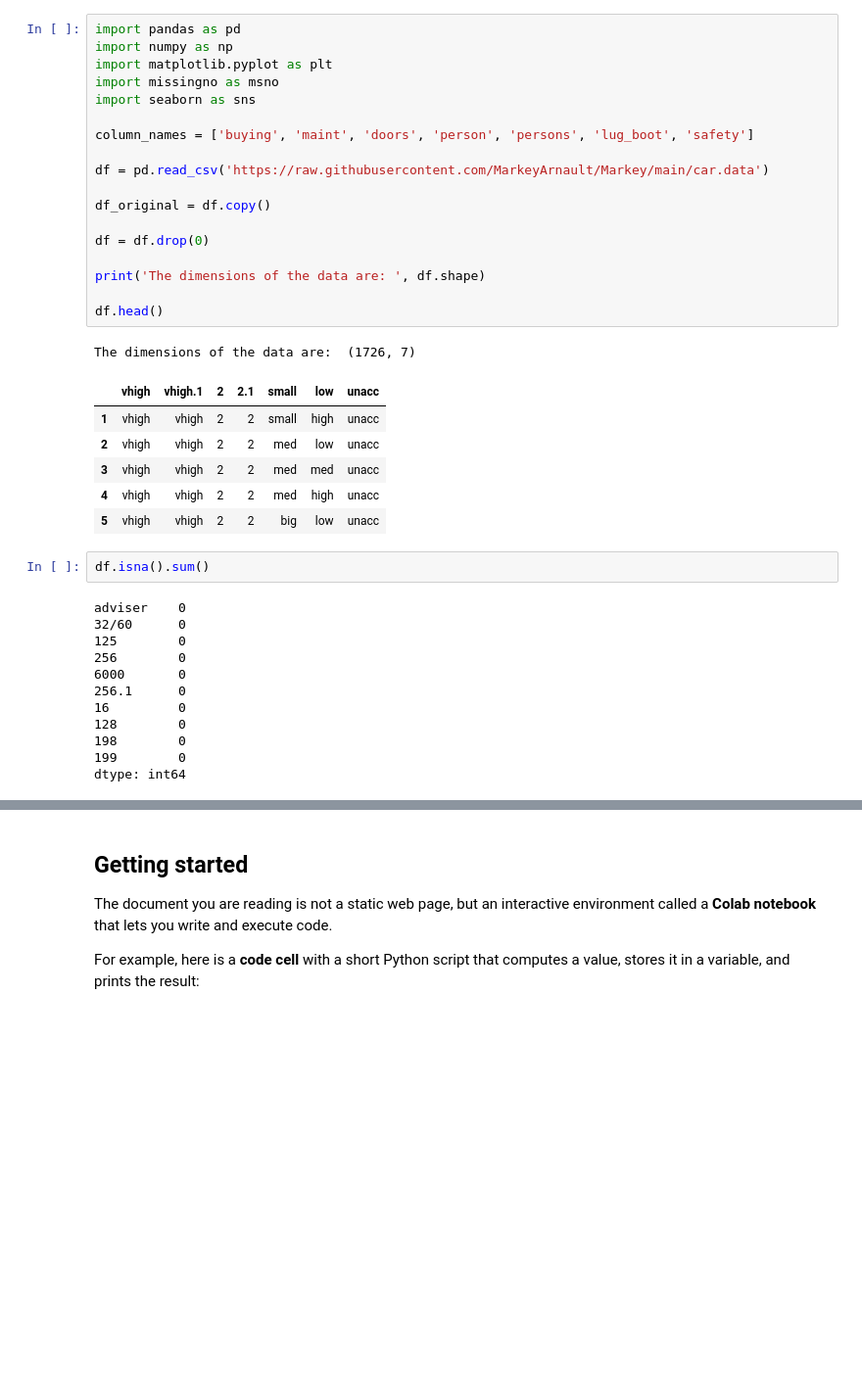
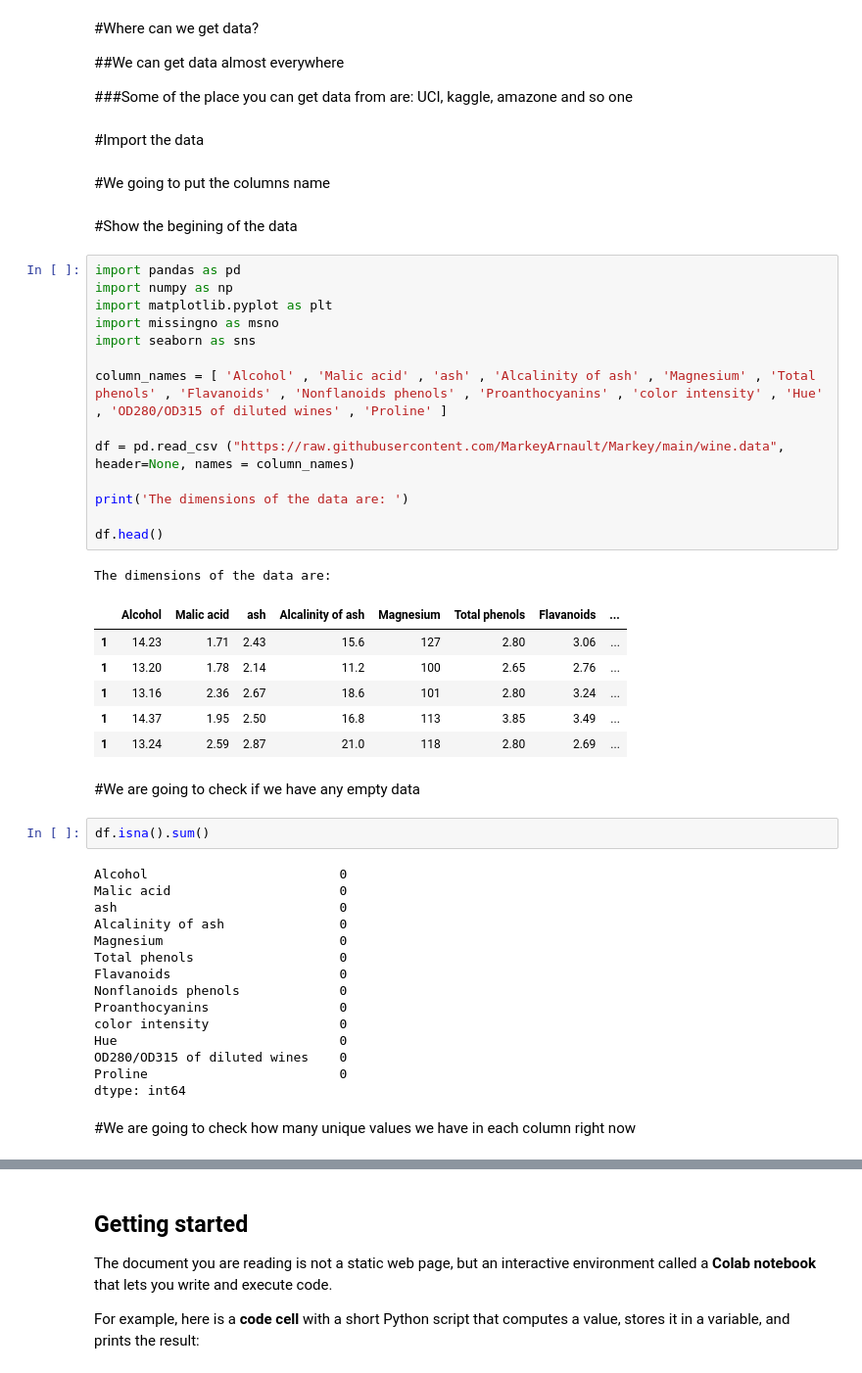
Before and after one commit to MarkeyArnault/Markey, a Jupyter notebook: Welcome_To_Colaboratory.ipynb, the cells around one changed output, grey strips where cells are left out. Shown: that part at 98% size. Cells and saved outputs as stored; diff of their text form; blank space fills up the shorter version.

```diff
--- a/Welcome_To_Colaboratory.ipynb
+++ b/Welcome_To_Colaboratory.ipynb
@@ -1,45 +1,60 @@
 # %% [markdown]
 <a href="https://colab.research.google.com/github/MarkeyArnault/Markey/blob/main/Welcome_To_Colaboratory.ipynb" target="_parent"><img src="https://colab.research.google.com/assets/colab-badge.svg" alt="Open In Colab"/></a>
+# %% [markdown]
+#Where can we get data?
+
+##We can get data almost everywhere
+
+###Some of the place you can get data from are: UCI, kaggle, amazone and so one
+# %% [markdown]
+#Import the data
+# %% [markdown]
+#We going to put the columns name
+# %% [markdown]
+#Show the begining of the data
 # %%
 import pandas as pd
 import numpy as np
 import matplotlib.pyplot as plt
 import missingno as msno
 import seaborn as sns
 
-column_names = ['buying', 'maint', 'doors', 'person', 'persons', 'lug_boot', 'safety']
+column_names = [ 'Alcohol' , 'Malic acid' , 'ash' , 'Alcalinity of ash' , 'Magnesium' , 'Total phenols' , 'Flavanoids' , 'Nonflanoids phenols' , 'Proanthocyanins' , 'color intensity' , 'Hue' , 'OD280/OD315 of diluted wines' , 'Proline' ]
 
-df = pd.read_csv('https://raw.githubusercontent.com/MarkeyArnault/Markey/main/car.data')
+df = pd.read_csv ("https://raw.githubusercontent.com/MarkeyArnault/Markey/main/wine.data", header=None, names = column_names)
 
-df_original = df.copy()
-
-df = df.drop(0)
-
-print('The dimensions of the data are: ', df.shape)
+print('The dimensions of the data are: ')
 
 df.head()
 # %% [output]
-The dimensions of the data are:  (1726, 7)
+The dimensions of the data are:
-|  | vhigh | vhigh.1 | 2 | 2.1 | small | low | unacc |
-| 1 | vhigh | vhigh | 2 | 2 | small | high | unacc |
-| 2 | vhigh | vhigh | 2 | 2 | med | low | unacc |
-| 3 | vhigh | vhigh | 2 | 2 | med | med | unacc |
-| 4 | vhigh | vhigh | 2 | 2 | med | high | unacc |
-| 5 | vhigh | vhigh | 2 | 2 | big | low | unacc |
+|  | Alcohol | Malic acid | ash | Alcalinity of ash | Magnesium | Total phenols | Flavanoids | ... |
+| 1 | 14.23 | 1.71 | 2.43 | 15.6 | 127 | 2.80 | 3.06 | ... |
+| 1 | 13.20 | 1.78 | 2.14 | 11.2 | 100 | 2.65 | 2.76 | ... |
+| 1 | 13.16 | 2.36 | 2.67 | 18.6 | 101 | 2.80 | 3.24 | ... |
+| 1 | 14.37 | 1.95 | 2.50 | 16.8 | 113 | 3.85 | 3.49 | ... |
+| 1 | 13.24 | 2.59 | 2.87 | 21.0 | 118 | 2.80 | 2.69 | ... |
+# %% [markdown]
+#We are going to check if we have any empty data
 # %%
 df.isna().sum()
 # %% [output]
-adviser    0
-32/60      0
-125        0
-256        0
-6000       0
-256.1      0
-16         0
-128        0
-198        0
-199        0
+Alcohol                         0
+Malic acid                      0
+ash                             0
+Alcalinity of ash               0
+Magnesium                       0
+Total phenols                   0
+Flavanoids                      0
+Nonflanoids phenols             0
+Proanthocyanins                 0
+color intensity                 0
+Hue                             0
+OD280/OD315 of diluted wines    0
+Proline                         0
 dtype: int64
+# %% [markdown]
+#We are going to check how many unique values we have in each column right now
 # %%
 df.nunique()
 # %% [output]
```
Also changed, not shown: parts of 55 cells of this notebook.
